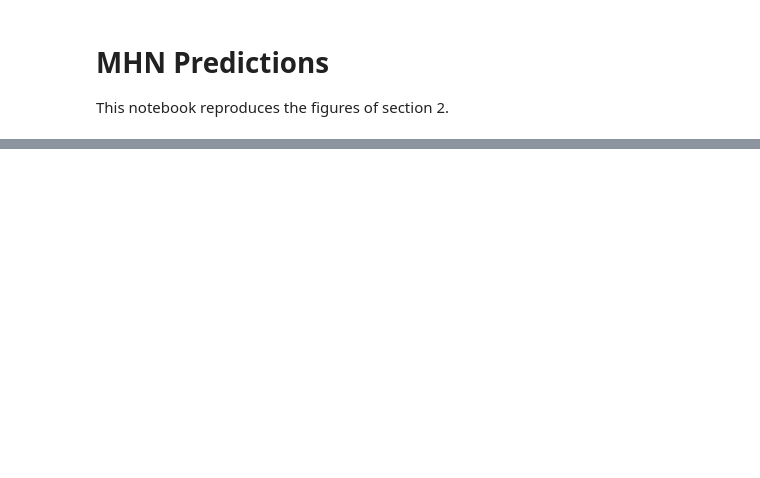
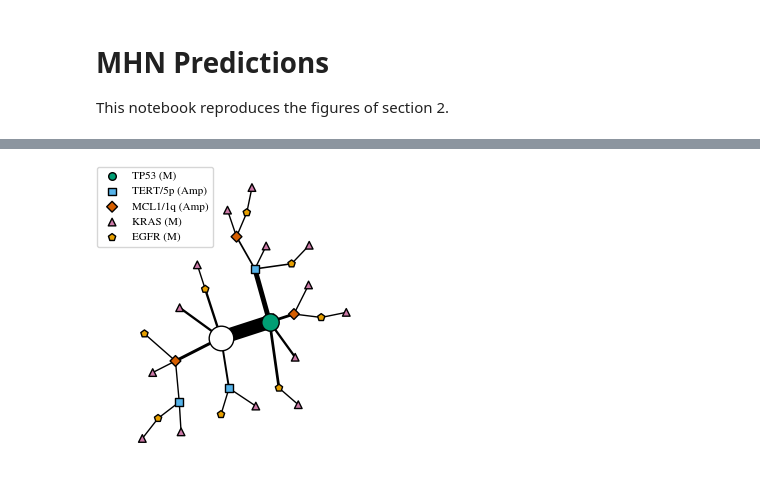
Before and after one commit to huy29433/Dissertation-MHN-example, a Jupyter notebook: analysis/predictions.ipynb, the cells around one changed output, grey strips where cells are left out. Cells and saved outputs as stored; diff of their text form; code cells hidden in the pictures; blank space fills up the shorter version.

```diff
--- a/analysis/predictions.ipynb
+++ b/analysis/predictions.ipynb
@@ -22,0 +40,22 @@ plotting.oncoplot(sim_data)
+# %%
+fig, ax = plt.subplots(figsize=(3, 3))
+model.plot_order_tree(states=sim_data.to_numpy(), legend=True,
+                      max_event_num=5, min_number_of_occurrence=1, ax=ax)
+
+legends = list()
+for child in ax.get_children():
+    if isinstance(child, mpl.legend.Legend):
+        legends.append(child)
+
+for legend in legends[1:]:
+    legend.set_visible(False)
+legends[0].set_bbox_to_anchor((0.45, 1.05))
+
+marker_dict = {label._text: handle for label, handle in zip(
+    legends[0].texts, legends[0].legend_handles)}
+
+ax.set_xlim(-4.5, None)
+fig.tight_layout()
+fig.savefig("results/tree.pdf")
+# %% [output]
+[figure, added]
```
Also changed, not shown: parts of 8 cells of this notebook, 12 other files.
